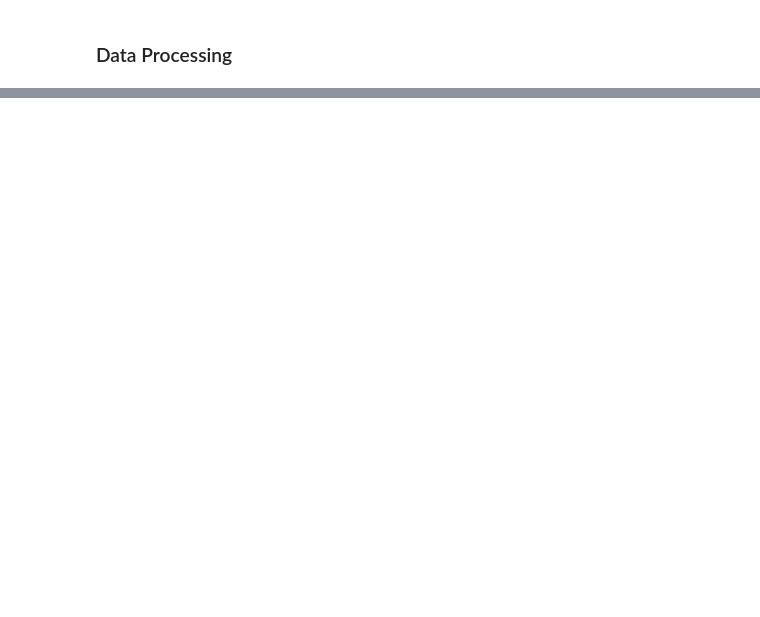
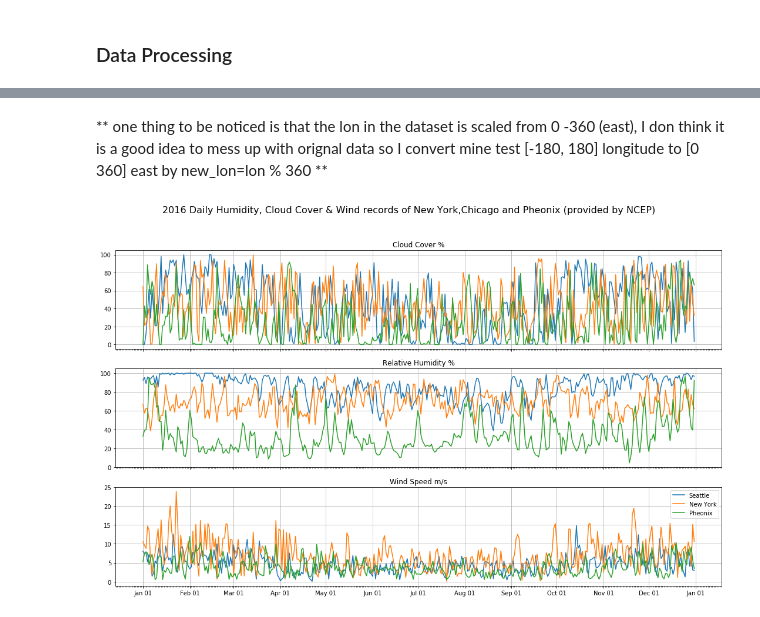
Before and after one commit to ShawnHouCHN/Large-scale-social-media-data-as-a-sensor-for-public-opinion-on-climate-change, a Jupyter notebook: NCEP Model.ipynb, the cells around one changed output, grey strips where cells are left out. Cells and saved outputs as stored; diff of their text form; code cells hidden in the pictures; blank space fills up the shorter version.

Commit message:
...
ncep

```diff
--- a/NCEP Model.ipynb
+++ b/NCEP Model.ipynb
@@ -153,0 +153,2 @@ filling off
+# %% [markdown]
+** one thing to be noticed is that the lon in the dataset is scaled from 0 -360 (east), I don think it is a good idea to mess up with orignal data so I convert mine test [-180, 180] longitude to [0 360] east by new_lon=lon % 360 **
@@ -153,0 +212,45 @@ filling off
+# %%
+date_range=np.array([d.strftime('%Y%m%d') for d in pd.date_range(start_date,end_date)])
+#for date in date_range:
+df=pd.DataFrame({'LAT': [47.6062,40.7128,33.448376], 'LON':[-122.3321, -74.0060,-112.074036]})  #Seatlle, New York, Pheonix
+
+nyc_chi_dict=defaultdict(list)
+for key in ['HUM','CC','WIND']:
+    key_list=list()
+    for date in date_range:
+        key_list.append(getWeatherNormalNCEP(df,data_year_dict[key], key,date))
+    nyc_chi_dict[key]=key_list
+# %%
+f, axarr = plt.subplots(3, 1, sharex=True)
+f.suptitle('2016 Daily Humidity, Cloud Cover & Wind records of New York,Seattle and Pheonix (provided by NCEP)', fontsize=16)
+f.set_size_inches(18.5, 10.5, forward=True)
+i=0
+date_range=[d.strftime('%Y%m%d') for d in pd.date_range(start_date,end_date)]
+days=DayLocator()
+months = MonthLocator()  # every month
+weekFormatter = DateFormatter('%b %d')  # e.g., Jan 12
+dayFormatter = DateFormatter('%d')      # e.g., 12
+
+for key in nyc_chi_dict.keys():
+    axarr[i].xaxis.set_major_locator(months)
+    axarr[i].xaxis.set_minor_locator(days)
+    axarr[i].xaxis.set_major_formatter(weekFormatter)
+    axarr[i].xaxis_date()
+    axarr[i].plot_date(date_range,np.array(nyc_chi_dict[key])[:,0],'-',label="Seattle")
+    axarr[i].plot_date(date_range,np.array(nyc_chi_dict[key])[:,1],'-',label="New York")
+    axarr[i].plot_date(date_range,np.array(nyc_chi_dict[key])[:,2],'-',label="Pheonix")
+    legend()
+    axarr[i].autoscale_view()
+    axarr[i].grid(True)
+    if key=="CC":
+        axarr[i].set_title('Cloud Cover %')
+    if key=="HUM":
+        axarr[i].set_title('Relative Humidity %')
+    if key=="WIND":
+        axarr[i].set_title('Wind Speed m/s')
+    i=i+1
+
+
+f.savefig('ncep_3cities.png')
+# %% [output]
+[figure, added]
```
Also changed, not shown: parts of 16 cells of this notebook, 2 other files.
